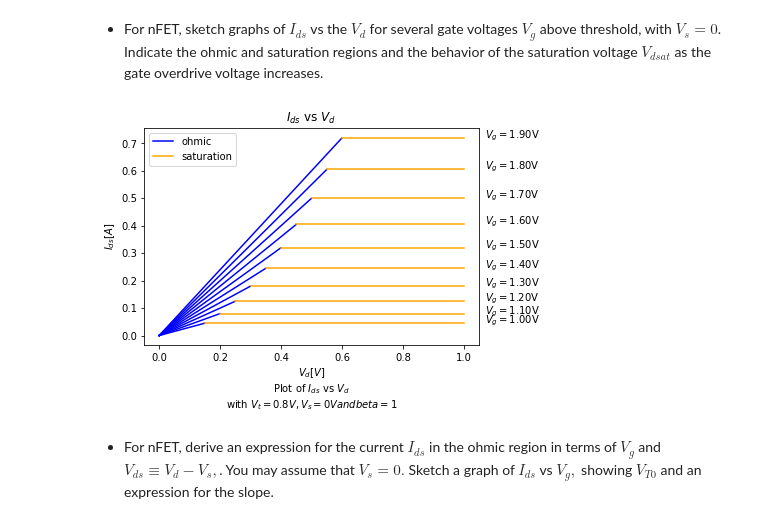
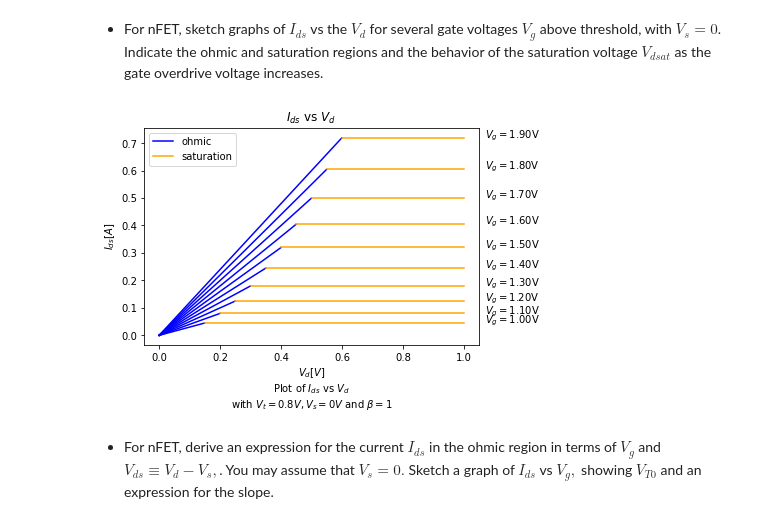
Before and after one commit to daggermaster3000/NE1, a Jupyter notebook: TP3/2022_Lab3_AboveThr_GroupNumber_FirstName_LastName.ipynb, the cells around one changed output. Saved outputs shown, nothing was run; the diff lists cells and outputs as text; code cells hidden in the pictures.

```diff
--- a/TP3/2022_Lab3_AboveThr_GroupNumber_FirstName_LastName.ipynb
+++ b/TP3/2022_Lab3_AboveThr_GroupNumber_FirstName_LastName.ipynb
@@ -86,27 +86,27 @@ Write the expressions/eqations in LaTeX, like $Vod$ = $V_{\rm g}-V_{\rm T}$, or
 # %%
 import numpy as np
 import matplotlib.pyplot as plt
 v_t = 0.7
 v_s = 0
 beta = 1
 for v_g in np.arange(1, 2, 0.1):
     v_d1 = np.arange(0, 1, 0.001)
     v_d2 = np.arange(0, 1, 0.001)
     i_ds1 = beta*(v_g - v_s - v_t)*(v_d1 - v_s)
     i_ds2 = np.repeat(beta*0.5*(v_g - v_s - v_t)**2, 1/0.001)
     index = next(filter(lambda i_ds: abs(i_ds[1][0]-i_ds[1][1]) < 0.0001, enumerate(zip(i_ds1, i_ds2))))[0]
     plt.plot(v_d1[:index], i_ds1[:index],color ='blue')
     plt.plot(v_d2[index:], i_ds2[index:],color = 'orange')
     plt.text(1.07, i_ds2[-1], f"$V_g = {v_g:.2f}$V")
 plt.title("$I_{ds}$ vs $V_{d}$ ")
 plt.xlabel('''$V_d[V]$
 Plot of $I_{ds}$ vs $V_{d}$
-with $V_t = 0.8V, V_s = 0V and beta = 1$''')
+with $V_{t} = 0.8V, V_{s} = 0V $ and $\\beta = 1$''')
 plt.ylabel("$I_{ds}[A]$")
 plt.legend(["ohmic", "saturation"])
 plt.show()
 # %% [output]
-[figure, old version]
+[figure, new version]
 # %% [markdown]
 - For nFET, derive an expression for the current $I_{ds}$ in the ohmic region in terms of $V_g$ and $V_{ds} \equiv V_d-V_s,$. You may assume that $V_s=0.$ Sketch a graph of $I_{ds}$ vs $V_g,$ showing $V_{T0}$ and an expression for the slope.
 # %% [markdown]
```
Also changed, not shown: parts of 1 cell of this notebook.
